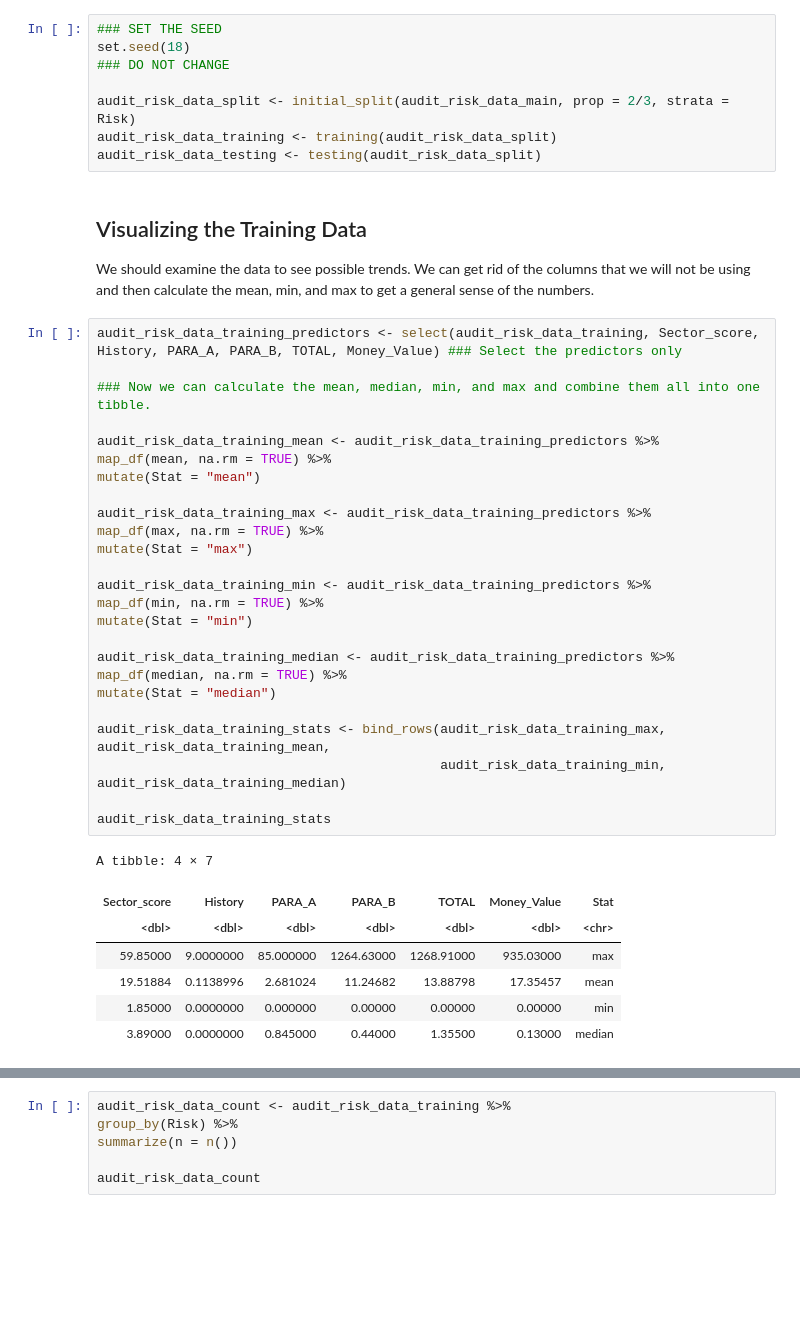
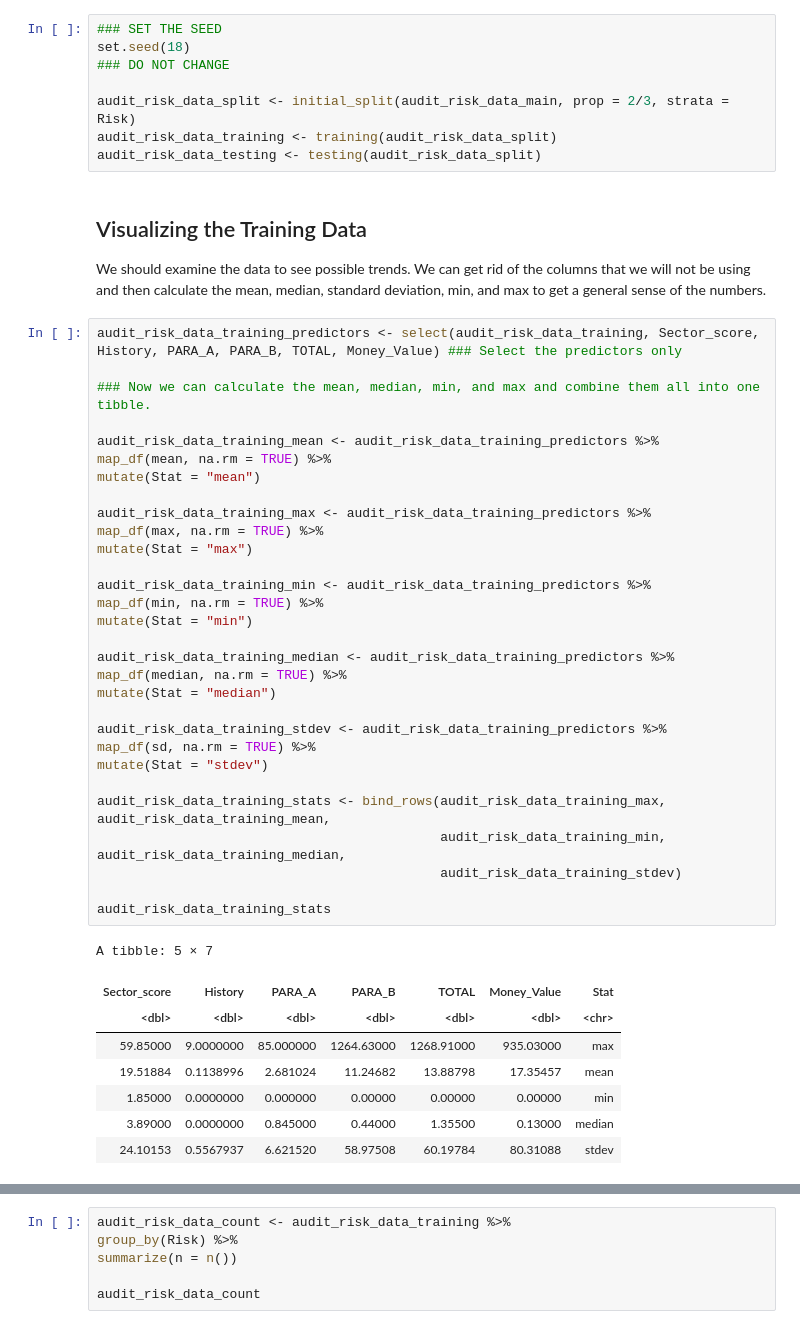
Before and after one commit to stevenning203/dsci100_group_proposal, a Jupyter notebook: notebook.ipynb, the cells around one changed output, grey strips where cells are left out. Saved outputs shown, nothing was run; the diff lists cells and outputs as text; blank space fills up the shorter version.

```diff
--- a/notebook.ipynb
+++ b/notebook.ipynb
@@ -90,40 +81,46 @@ audit_risk_data_testing <- testing(audit_risk_data_split)
 # %% [markdown]
 ## Visualizing the Training Data
 
-We should examine the data to see possible trends. We can get rid of the columns that we will not be using and then calculate the mean, min, and max to get a general sense of the numbers.
+We should examine the data to see possible trends. We can get rid of the columns that we will not be using and then calculate the mean, median, standard deviation, min, and max to get a general sense of the numbers.
 # %%
 audit_risk_data_training_predictors <- select(audit_risk_data_training, Sector_score, History, PARA_A, PARA_B, TOTAL, Money_Value) ### Select the predictors only
 
 ### Now we can calculate the mean, median, min, and max and combine them all into one tibble.
 
 audit_risk_data_training_mean <- audit_risk_data_training_predictors %>%
 map_df(mean, na.rm = TRUE) %>%
 mutate(Stat = "mean")
 
 audit_risk_data_training_max <- audit_risk_data_training_predictors %>%
 map_df(max, na.rm = TRUE) %>%
 mutate(Stat = "max")
 
 audit_risk_data_training_min <- audit_risk_data_training_predictors %>%
 map_df(min, na.rm = TRUE) %>%
 mutate(Stat = "min")
 
 audit_risk_data_training_median <- audit_risk_data_training_predictors %>%
 map_df(median, na.rm = TRUE) %>%
 mutate(Stat = "median")
 
+audit_risk_data_training_stdev <- audit_risk_data_training_predictors %>%
+map_df(sd, na.rm = TRUE) %>%
+mutate(Stat = "stdev")
+
 audit_risk_data_training_stats <- bind_rows(audit_risk_data_training_max, audit_risk_data_training_mean,
-                                            audit_risk_data_training_min, audit_risk_data_training_median)
+                                            audit_risk_data_training_min, audit_risk_data_training_median,
+                                            audit_risk_data_training_stdev)
 
 audit_risk_data_training_stats
 # %% [output]
-A tibble: 4 × 7
+A tibble: 5 × 7
 | Sector_score | History | PARA_A | PARA_B | TOTAL | Money_Value | Stat |
 | <dbl> | <dbl> | <dbl> | <dbl> | <dbl> | <dbl> | <chr> |
 | 59.85000 | 9.0000000 | 85.000000 | 1264.63000 | 1268.91000 | 935.03000 | max |
 | 19.51884 | 0.1138996 | 2.681024 | 11.24682 | 13.88798 | 17.35457 | mean |
 | 1.85000 | 0.0000000 | 0.000000 | 0.00000 | 0.00000 | 0.00000 | min |
 | 3.89000 | 0.0000000 | 0.845000 | 0.44000 | 1.35500 | 0.13000 | median |
+| 24.10153 | 0.5567937 | 6.621520 | 58.97508 | 60.19784 | 80.31088 | stdev |
 # %% [markdown]
 ### Analyzing the table
 
```
Also changed, not shown: parts of 7 cells of this notebook.
